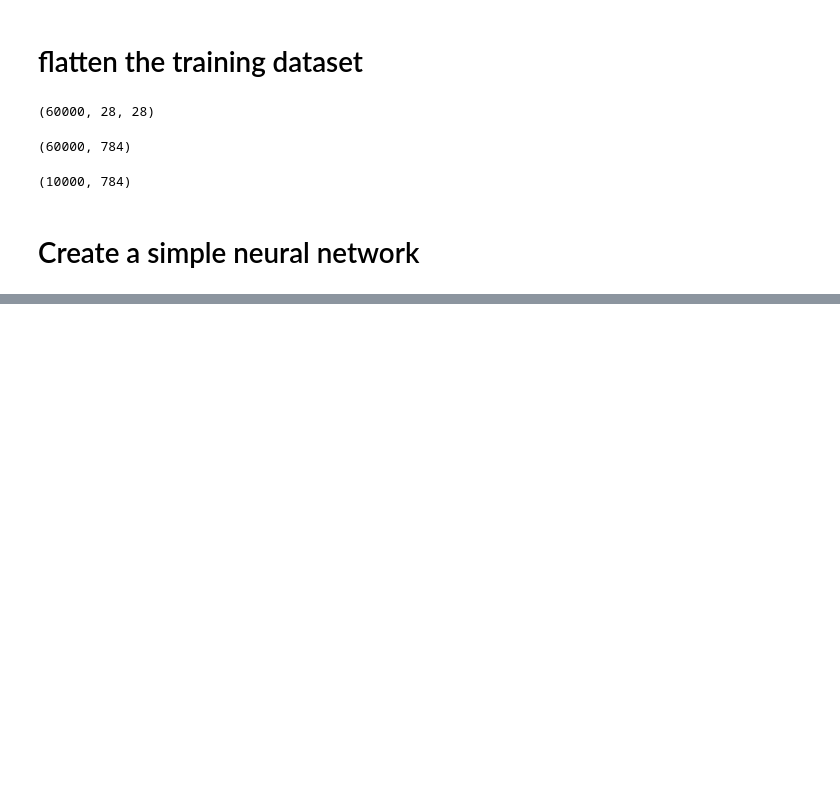
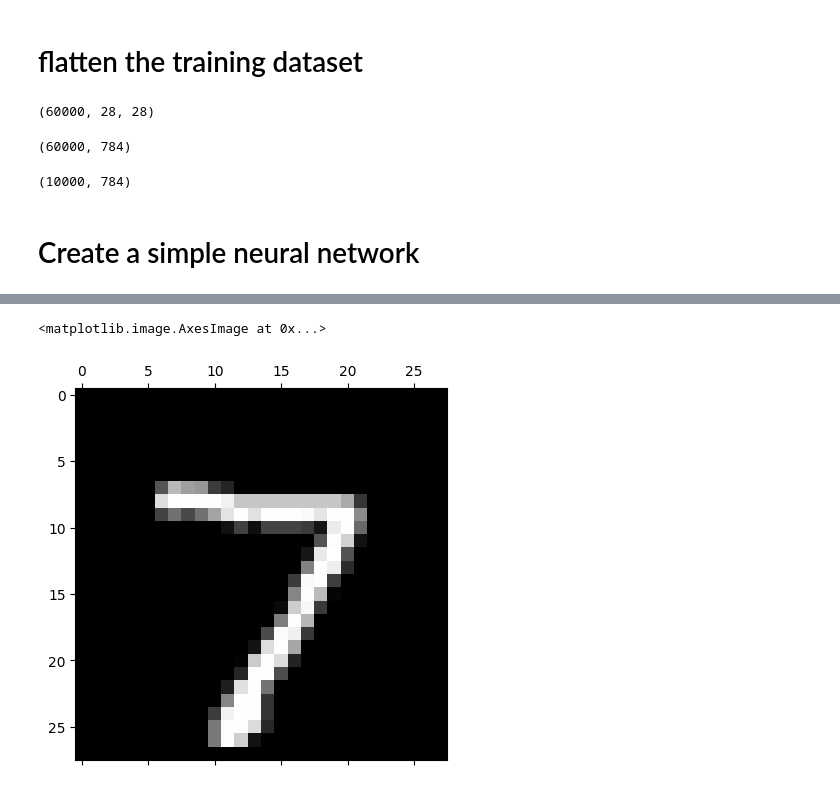
Before and after one commit to AshwiniNam/Deep-learning, a Jupyter notebook: Handwritten digits.ipynb, the cells around one changed output, grey strips where cells are left out. Drawn from its saved outputs; the diff is of its cells as text; code cells hidden in the pictures; blank space fills up the shorter version.

```diff
--- a/Handwritten digits.ipynb
+++ b/Handwritten digits.ipynb
@@ -107,0 +104,5 @@ model.evaluate(X_test_flattened,y_test)
+# %%
+plt.matshow(X_test[0])
+# %% [output]
+<matplotlib.image.AxesImage at 0x...>
+[figure, added]
```
Also changed, not shown: parts of 16 cells of this notebook, 4 other files.
